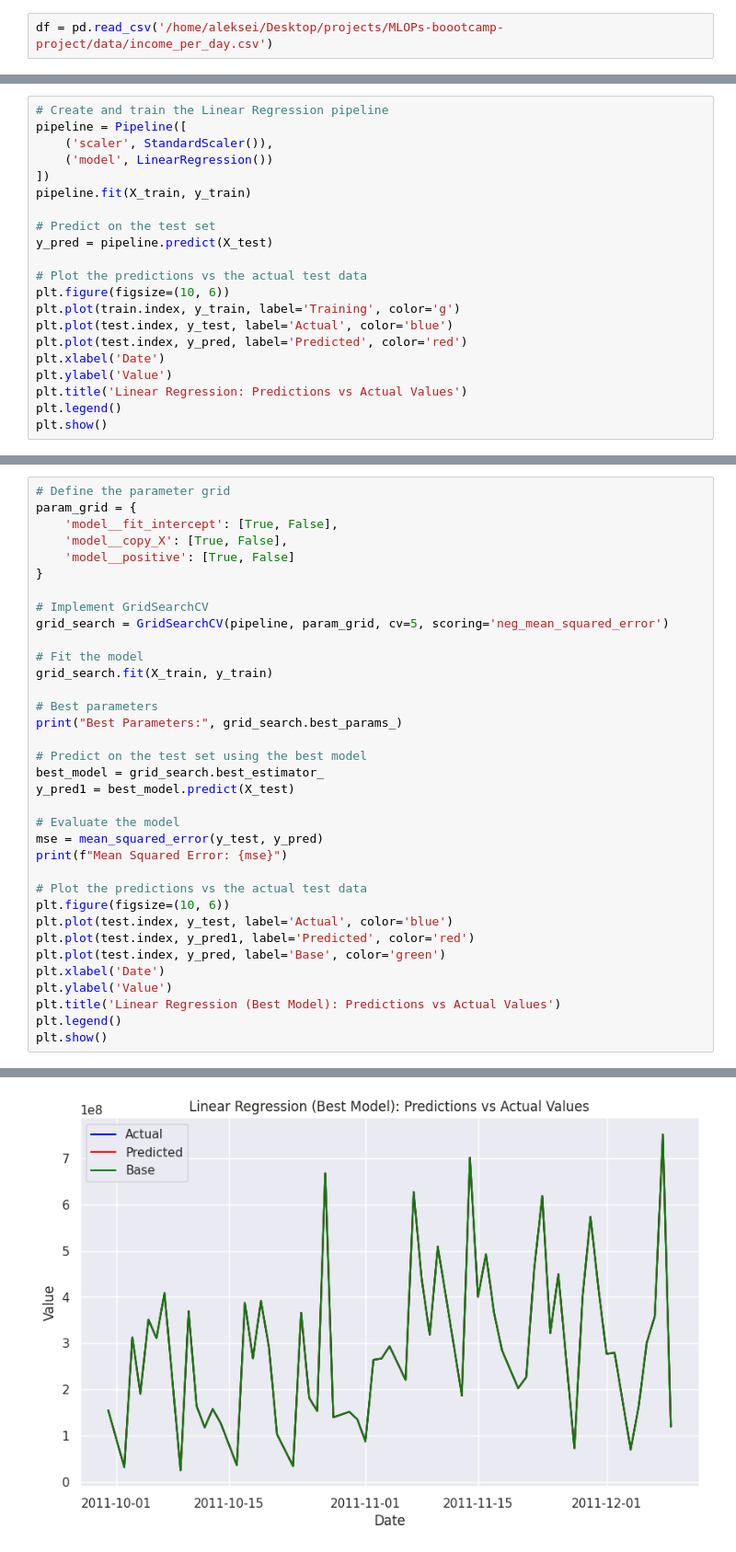
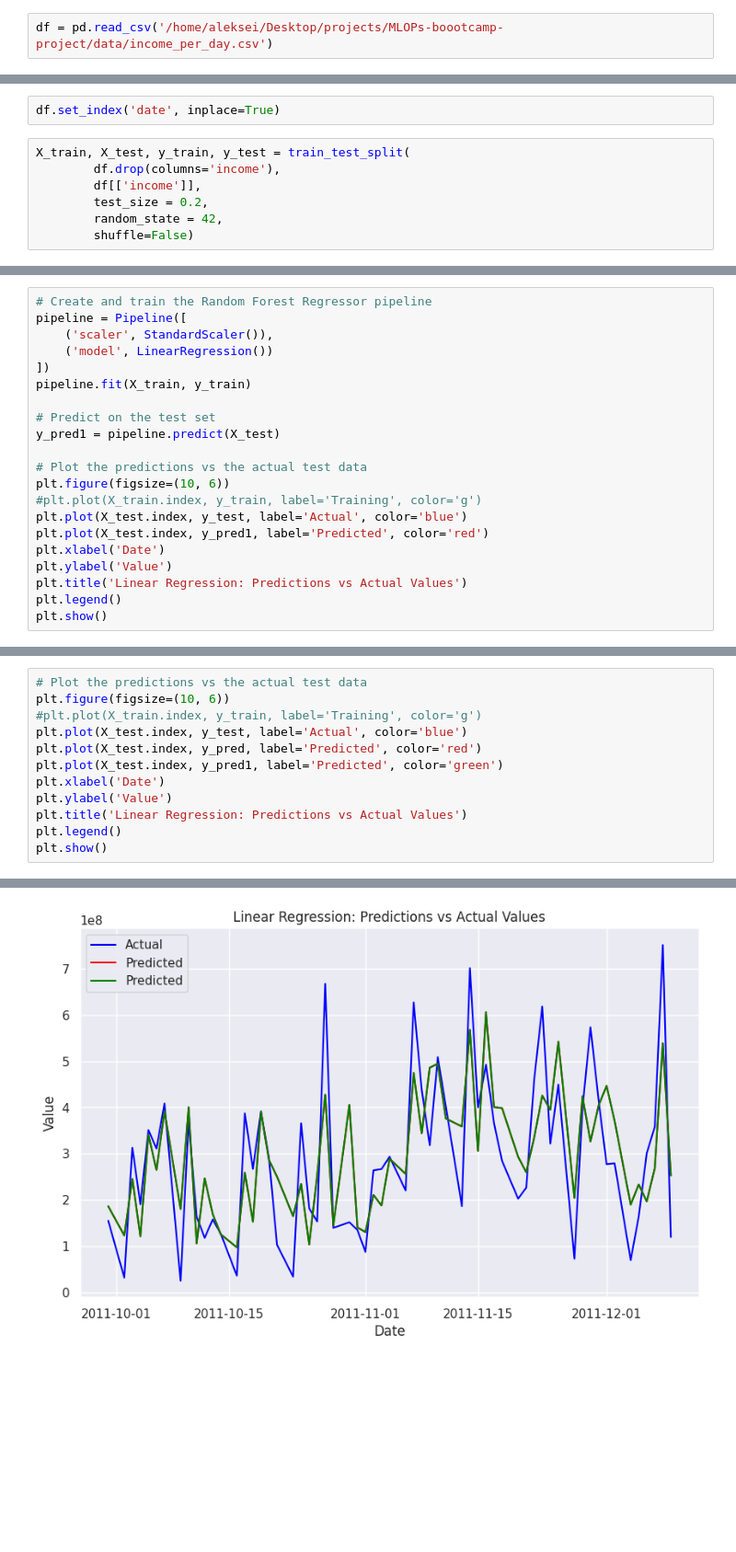
Before and after one commit to BanuelosCarlos/MLOPs-boootcamp-project, a Jupyter notebook: notebooks/experiment01.ipynb, the cells around one changed output, grey strips where cells are left out. Shown at 92% size. Saved outputs shown, nothing was run; the diff lists cells and outputs as text; blank space fills up the shorter version.

```diff
--- a/notebooks/experiment01.ipynb
+++ b/notebooks/experiment01.ipynb
@@ -50,2 +50,11 @@ df
+# %%
+df.set_index('date', inplace=True)
+# %%
+X_train, X_test, y_train, y_test = train_test_split(
+        df.drop(columns='income'),
+        df[['income']],
+        test_size = 0.2,
+        random_state = 42,
+        shuffle=False)
 # %%
 # Split data into training and test sets
@@ -123,5 +137,5 @@ ARIMA: MSE = 4.6582056759639736e+16
 # %%
-# Create and train the Linear Regression pipeline
+# Create and train the Random Forest Regressor pipeline
 pipeline = Pipeline([
     ('scaler', StandardScaler()),
     ('model', LinearRegression())
@@ -129,13 +143,13 @@ pipeline = Pipeline([
 pipeline.fit(X_train, y_train)
 
 # Predict on the test set
-y_pred = pipeline.predict(X_test)
+y_pred1 = pipeline.predict(X_test)
 
 # Plot the predictions vs the actual test data
 plt.figure(figsize=(10, 6))
-plt.plot(train.index, y_train, label='Training', color='g')
-plt.plot(test.index, y_test, label='Actual', color='blue')
-plt.plot(test.index, y_pred, label='Predicted', color='red')
+#plt.plot(X_train.index, y_train, label='Training', color='g')
+plt.plot(X_test.index, y_test, label='Actual', color='blue')
+plt.plot(X_test.index, y_pred1, label='Predicted', color='red')
 plt.xlabel('Date')
 plt.ylabel('Value')
 plt.title('Linear Regression: Predictions vs Actual Values')
@@ -166,36 +192,13 @@ Name: income, dtype: float64 [1.54747480e+08 3.13615634e+07 3.12731574e+08 1.902
 # %%
-# Define the parameter grid
-param_grid = {
-    'model__fit_intercept': [True, False],
-    'model__copy_X': [True, False],
-    'model__positive': [True, False]
-}
-
-# Implement GridSearchCV
-grid_search = GridSearchCV(pipeline, param_grid, cv=5, scoring='neg_mean_squared_error')
-
-# Fit the model
-grid_search.fit(X_train, y_train)
-
-# Best parameters
-print("Best Parameters:", grid_search.best_params_)
-
-# Predict on the test set using the best model
-best_model = grid_search.best_estimator_
-y_pred1 = best_model.predict(X_test)
-
-# Evaluate the model
-mse = mean_squared_error(y_test, y_pred)
-print(f"Mean Squared Error: {mse}")
-
 # Plot the predictions vs the actual test data
 plt.figure(figsize=(10, 6))
-plt.plot(test.index, y_test, label='Actual', color='blue')
-plt.plot(test.index, y_pred1, label='Predicted', color='red')
-plt.plot(test.index, y_pred, label='Base', color='green')
+#plt.plot(X_train.index, y_train, label='Training', color='g')
+plt.plot(X_test.index, y_test, label='Actual', color='blue')
+plt.plot(X_test.index, y_pred, label='Predicted', color='red')
+plt.plot(X_test.index, y_pred1, label='Predicted', color='green')
 plt.xlabel('Date')
 plt.ylabel('Value')
-plt.title('Linear Regression (Best Model): Predictions vs Actual Values')
+plt.title('Linear Regression: Predictions vs Actual Values')
 plt.legend()
 plt.show()
 # %% [output]
@@ -204 +205 @@ Mean Squared Error: 1.587618925213974e-14
-[figure, old version]
+[figure, new version]
```
Also changed, not shown: parts of 13 cells of this notebook, 4 other files.
